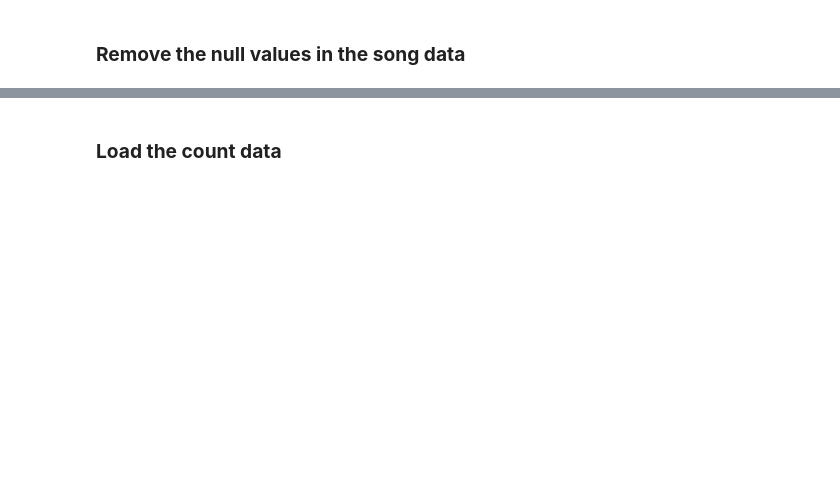
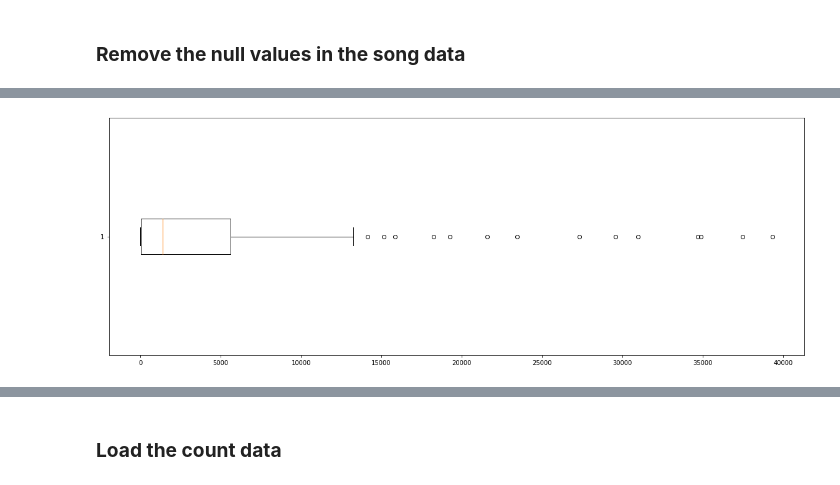
Before and after one commit to kojen-coder/spotify-music-recommender, a Jupyter notebook: notebook/Capstone_Music_Recommendation_System.ipynb, the cells around one changed output, grey strips where cells are left out. Saved outputs shown, nothing was run; the diff lists cells and outputs as text; code cells hidden in the pictures; blank space fills up the shorter version.

```diff
--- a/notebook/Capstone_Music_Recommendation_System.ipynb
+++ b/notebook/Capstone_Music_Recommendation_System.ipynb
@@ -146,0 +212,3 @@ song_df2[song_df2.release == '0'].reset_index()
+# %%
+song_df2 = song_df2.drop_duplicates(subset=['song_id']) #Remove duplicates on the song_id column
+song_df2
@@ -146,0 +335,7 @@ song_df2[song_df2.release == '0'].reset_index()
+# %%
+#We want to know the distribution of songs released each year. So we create a box plot.
+fig = plt.figure(figsize =(20, 7))
+plt.boxplot(year_count_2['count'], vert=False)
+plt.show() #There are many outliers (dots > ~13000)
+# %% [output]
+[figure, added]
```
Also changed, not shown: parts of 59 cells of this notebook.
